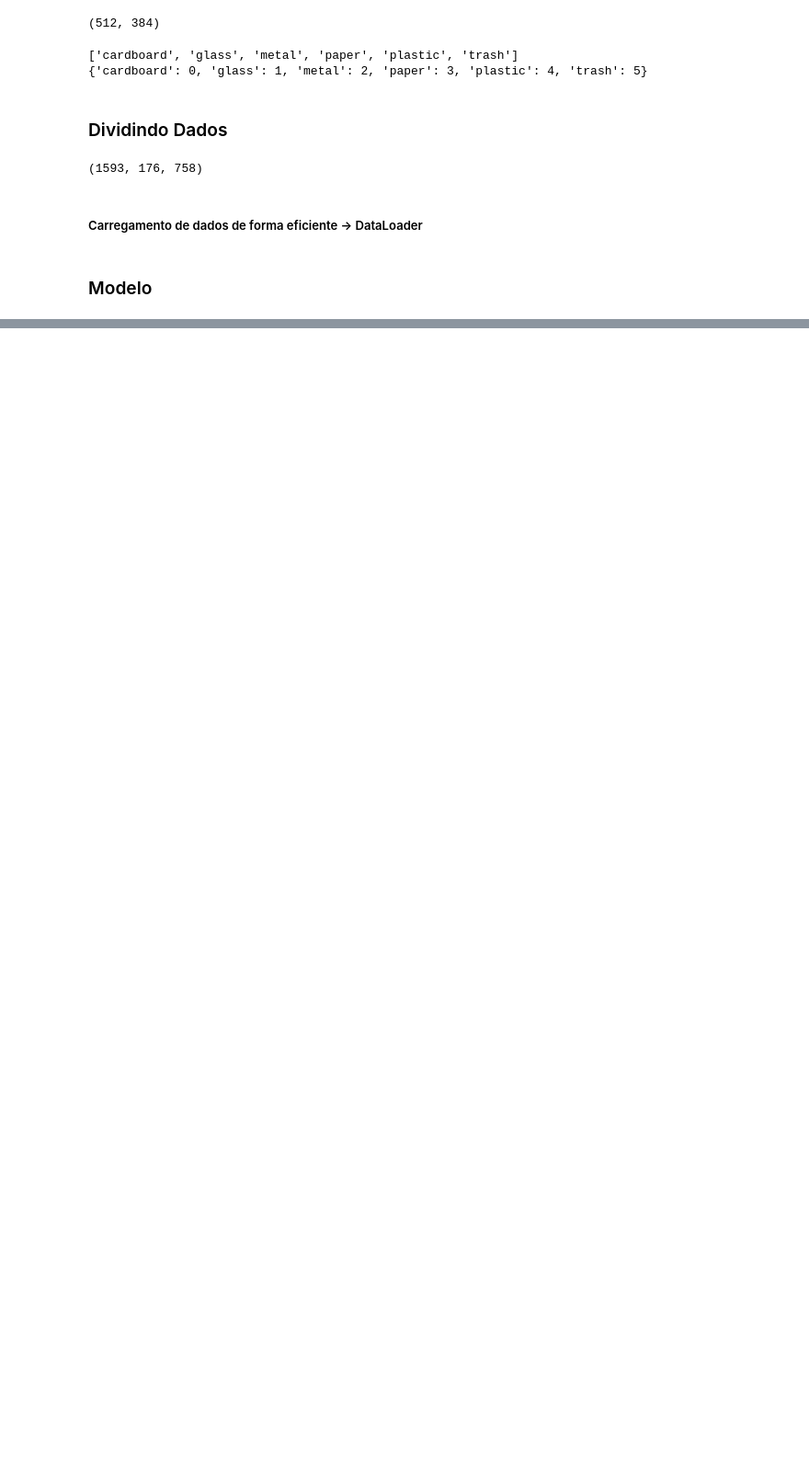
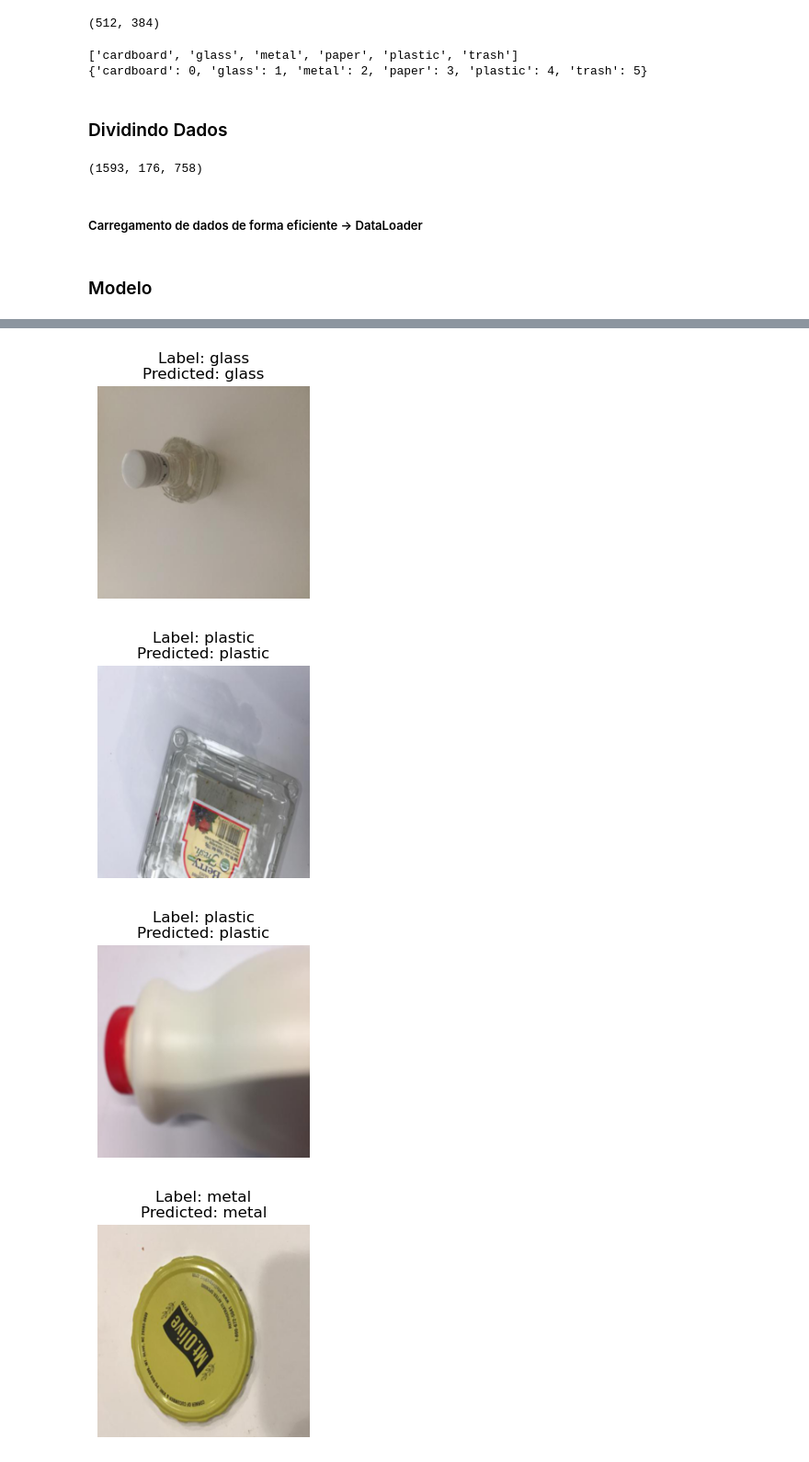
Before and after one commit to beatrizalmeidaf/garbage-classification, a Jupyter notebook: garbage-classification.ipynb, the cells around one changed output, grey strips where cells are left out. Shown: that part at 92% size. Cells and saved outputs as stored; diff of their text form; code cells hidden in the pictures; blank space fills up the shorter version.

```diff
--- a/garbage-classification.ipynb
+++ b/garbage-classification.ipynb
@@ -68,0 +104,12 @@ test_dataloader = DataLoader(test_data, batch_size=32, num_workers=2)
+# %%
+class ResNet(ImageClassificationBase):
+    def __init__(self, num_classes):
+        super().__init__()
+        self.network = models.resnet50(pretrained=True)
+        num_ftrs = self.network.fc.in_features
+        self.network.fc = nn.Linear(num_ftrs, num_classes)
+
+    def forward(self, xb):
+        return self.network(xb)
+
+model = ResNet(num_classes=len(dataset.classes))
@@ -68,0 +194,27 @@ test_dataloader = DataLoader(test_data, batch_size=32, num_workers=2)
+# %%
+def predict_image(img, model):
+    model.eval()
+    xb = img.unsqueeze(0) # adiciona dimensão de batch
+
+    with torch.no_grad():
+        yb = model(xb)
+    prob, preds = torch.max(yb, dim=1)
+
+    return dataset.classes[preds[0].item()]
+
+def show_predictions(n=6):
+    for i in range(n):
+        img, label = test_data[i]
+        pred = predict_image(img, model)
+        plt.figure(figsize=(3, 3))
+        plt.imshow(img.permute(1, 2, 0))
+        plt.title(f"Label: {dataset.classes[label]}\nPredicted: {pred}")
+        plt.axis("off")
+        plt.show()
+
+show_predictions(n=5)
+# %% [output]
+[figure, added]
+[figure, added]
+[figure, added]
+[figure, added]
```
Also changed, not shown: parts of 10 cells of this notebook, 1 other file.
